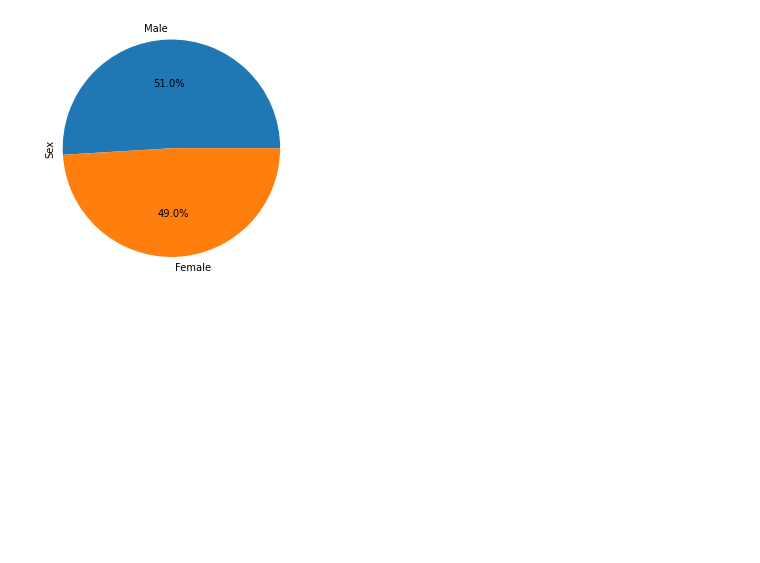
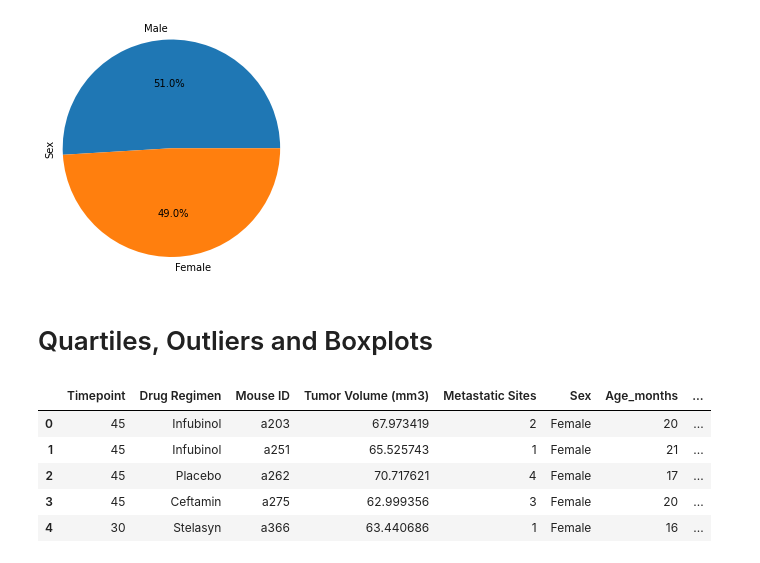
Before and after one commit to jbarkle/Matplotlib-Challenge, a Jupyter notebook: Pymaceuticals.ipynb, the cells around one changed output. Saved outputs shown, nothing was run; the diff lists cells and outputs as text; code cells hidden in the pictures; blank space fills up the shorter version.

```diff
--- a/Pymaceuticals.ipynb
+++ b/Pymaceuticals.ipynb
@@ -161,3 +161,23 @@ plt.ylabel("Sex")
 plt.show()
 # %% [output]
 [figure]
+# %% [markdown]
+# Quartiles, Outliers and Boxplots
+# %%
+# Calculate the final tumor volume of each mouse across four of the treatment regimens:
+# Capomulin, Ramicane, Infubinol, and Ceftamin
+
+# Start by getting the last (greatest) timepoint for each mouse
+greatest_tp_per_mouse = mouse_data_clean.groupby(["Mouse ID", "Drug Regimen"]).max()["Timepoint"]
+greatest_tp_per_mouse
+
+# Merge this group df with the original DataFrame to get the tumor volume at the last timepoint
+new_clean_data = pd.merge(greatest_tp_per_mouse, mouse_data_clean, how="left", on=["Timepoint", "Drug Regimen", "Mouse ID"])
+new_clean_data.head()
+# %% [output]
+|  | Timepoint | Drug Regimen | Mouse ID | Tumor Volume (mm3) | Metastatic Sites | Sex | Age_months | ... |
+| 0 | 45 | Infubinol | a203 | 67.973419 | 2 | Female | 20 | ... |
+| 1 | 45 | Infubinol | a251 | 65.525743 | 1 | Female | 21 | ... |
+| 2 | 45 | Placebo | a262 | 70.717621 | 4 | Female | 17 | ... |
+| 3 | 45 | Ceftamin | a275 | 62.999356 | 3 | Female | 20 | ... |
+| 4 | 30 | Stelasyn | a366 | 63.440686 | 1 | Female | 16 | ... |
```
Also changed, not shown: parts of 2 cells of this notebook.
